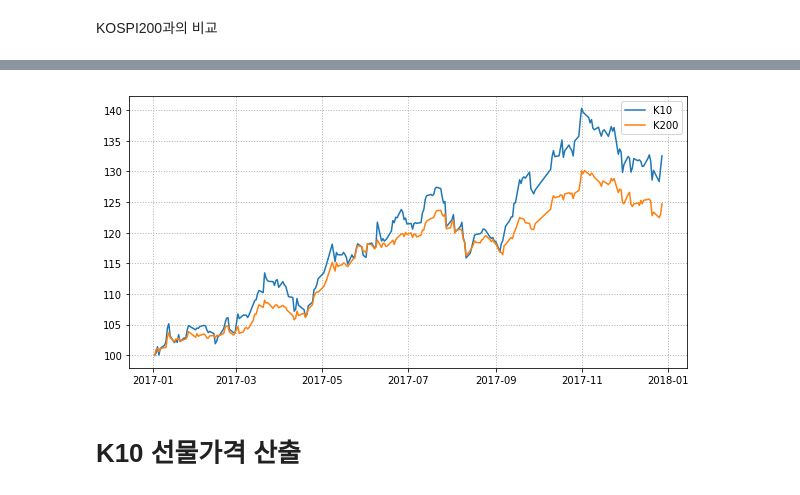
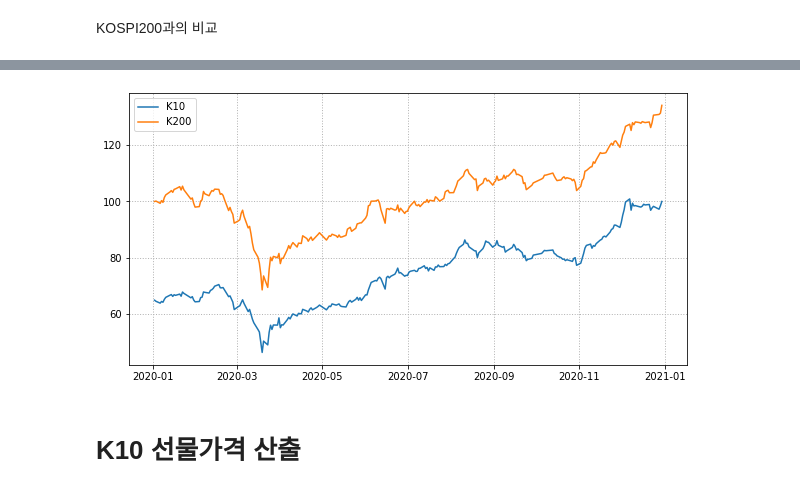
Before and after one commit to finterstellar/download, a Jupyter notebook: 07.2 K10 지수 산출.ipynb, the cells around one changed output, grey strips where cells are left out. Cells and saved outputs as stored; diff of their text form; code cells hidden in the pictures.

```diff
--- a/07.2 K10 지수 산출.ipynb
+++ b/07.2 K10 지수 산출.ipynb
@@ -179,7 +187,13 @@ def historical_stock_naver(stock_cd, start_date='', end_date='', page_n=1, last_
 
     naver_stock = 'http://finance.naver.com/item/sise_day.nhn?code=' + stock_cd + '&page=' + str(page_n)
 
-    source = urlopen(naver_stock).read()
+    # 기존 코드
+    # source = urlopen(naver_stock).read()
+
+    # 개정 코드 (1줄에서 2줄로 늘어남)
+    url = urllib.request.Request(naver_stock, headers=headers)   # headers 정보 보내기
+    source = urlopen(url).read()
+
     source = bs4.BeautifulSoup(source, 'lxml')
 
     dates = source.find_all('span', class_='tah p10 gray03')   # 날짜 수집
@@ -226,8 +240,8 @@ k10_historical_prices = dict()
 for stock_cd in k10_component:
 
     historical_prices = dict()
-    start_date = '2017-1-1'
-    end_date = '2017-12-31'
+    start_date = '2020-1-1'
+    end_date = '2020-12-31'
     historical_stock_naver(stock_cd, start_date, end_date)
 
     k10_historical_prices[stock_cd] = historical_prices
@@ -356,7 +365,11 @@ def historical_index_naver(index_cd, start_date='', end_date='', page_n=1, last_
 
     naver_index = 'http://finance.naver.com/sise/sise_index_day.nhn?code=' + index_cd + '&page=' + str(page_n)
 
-    source = urlopen(naver_index).read()   # 지정한 페이지에서 코드 읽기
+    # source = urlopen(naver_index).read()   # 지정한 페이지에서 코드 읽기
+
+    url = urllib.request.Request(naver_index, headers=headers)   # headers 정보 보내기
+    source = urlopen(url).read()
+
     source = bs4.BeautifulSoup(source, 'lxml')   # 뷰티풀 스프로 태그별로 코드 분류
 
     dates = source.find_all('td', class_='date')   # <td class="date">태그에서 날짜 수집
@@ -400,6 +413,6 @@ def historical_index_naver(index_cd, start_date='', end_date='', page_n=1, last_
     return historical_prices
 # %%
 historical_prices = dict()     # 딕셔너리 초기화
-kospi200 = historical_index_naver('KPI200', '2017-1-1', '2017-12-31')
+kospi200 = historical_index_naver('KPI200', '2020-1-1', '2020-12-31')
 kospi200
 # %% [output]
@@ -431,11 +444,11 @@ k200.head(3)
 # %%
 plt.figure(figsize=(10, 5))
-plt.plot(k10['K10'] / k10['K10'][0] * 100)
-plt.plot(k200['K200'] / k200['K200'][0] * 100)
+plt.plot(k10['K10'] / k10['K10'][0] * 100, label='K10')
+plt.plot(k200['K200'] / k200['K200'][0] * 100, label='K200')
 plt.legend(loc=0)
 plt.grid(True, color='0.7', linestyle=':', linewidth=1)
 # %% [output]
-[figure, old version]
+[figure, new version]
 # %% [markdown]
 # K10 선물가격 산출
 # %%
```
Also changed, not shown: parts of 23 cells of this notebook, 2 other files.
